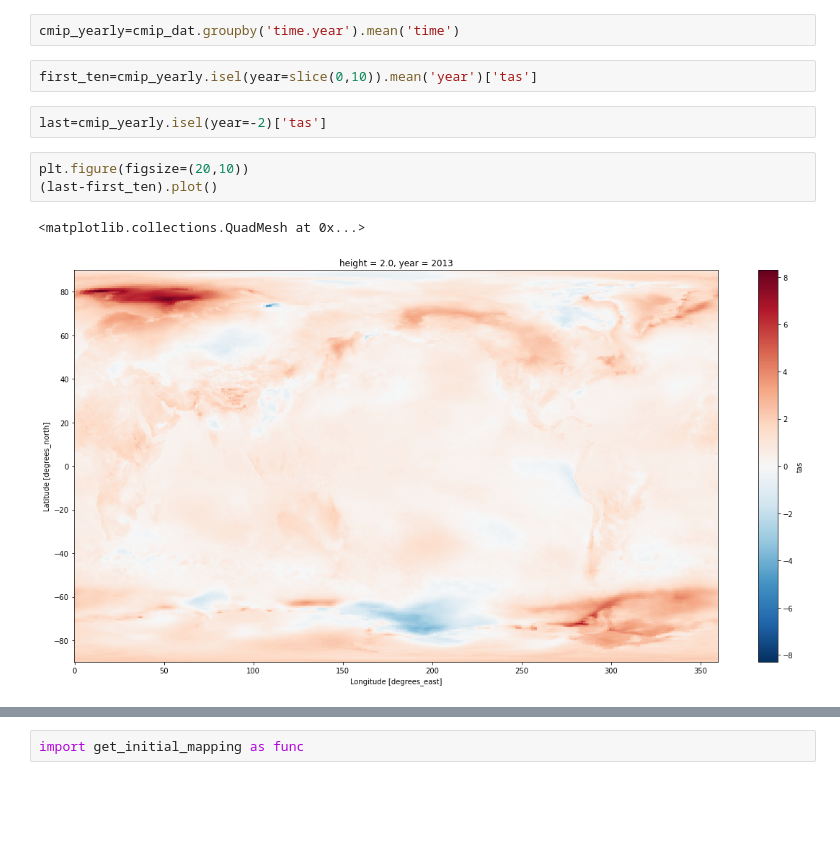
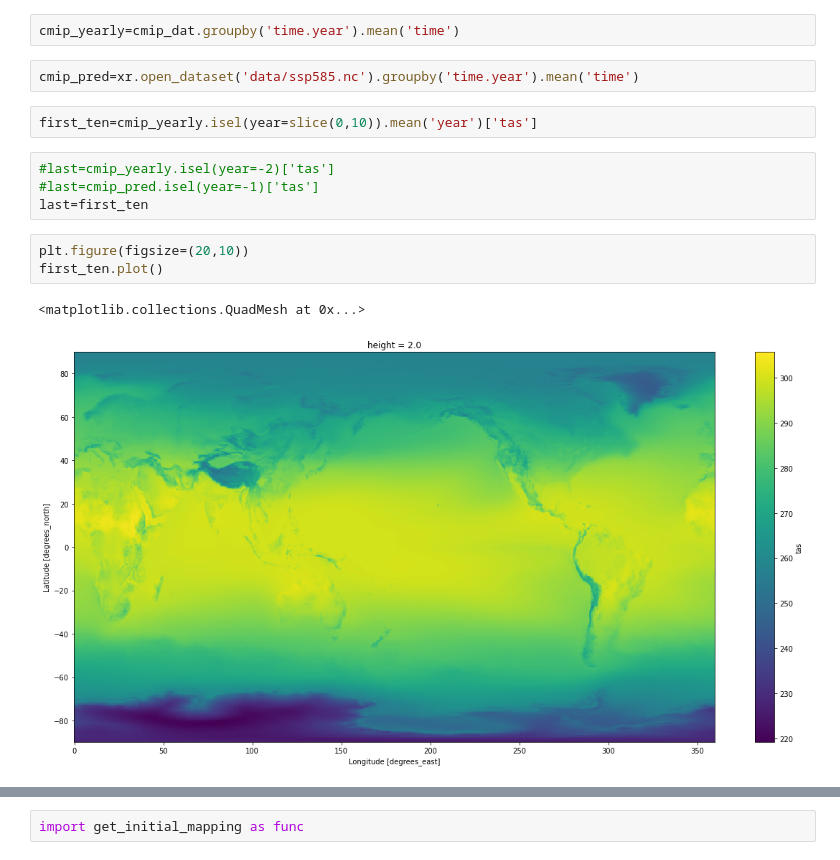
Before and after one commit to paulaharder/ClimateCrisisHackathon_AIArt, a Jupyter notebook: load_data_to_xarray_demo.ipynb, the cells around one changed output, grey strips where cells are left out. Saved outputs shown, nothing was run; the diff lists cells and outputs as text; blank space fills up the shorter version.

Commit message:
plotting some first trafo images

```diff
--- a/load_data_to_xarray_demo.ipynb
+++ b/load_data_to_xarray_demo.ipynb
@@ -12,12 +8,16 @@ cmip_dat.isel(time=1)['tas'].plot()
 # %%
 cmip_yearly=cmip_dat.groupby('time.year').mean('time')
+# %%
+cmip_pred=xr.open_dataset('data/ssp585.nc').groupby('time.year').mean('time')
 # %%
 first_ten=cmip_yearly.isel(year=slice(0,10)).mean('year')['tas']
 # %%
-last=cmip_yearly.isel(year=-2)['tas']
+#last=cmip_yearly.isel(year=-2)['tas']
+#last=cmip_pred.isel(year=-1)['tas']
+last=first_ten
 # %%
 plt.figure(figsize=(20,10))
-(last-first_ten).plot()
+first_ten.plot()
 # %% [output]
 <matplotlib.collections.QuadMesh at 0x...>
-[figure, old version]
+[figure, new version]
```
Also changed, not shown: parts of 12 cells of this notebook, 1 other file.
